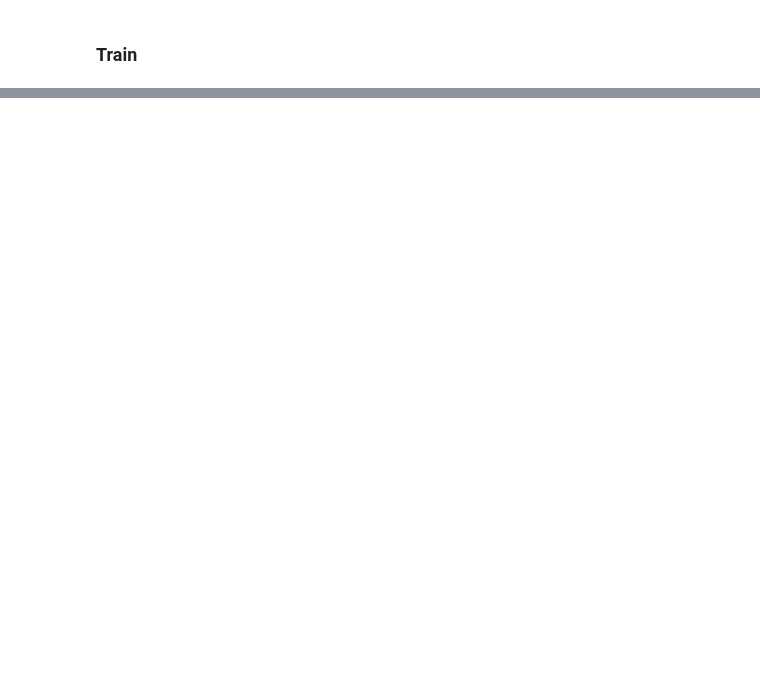
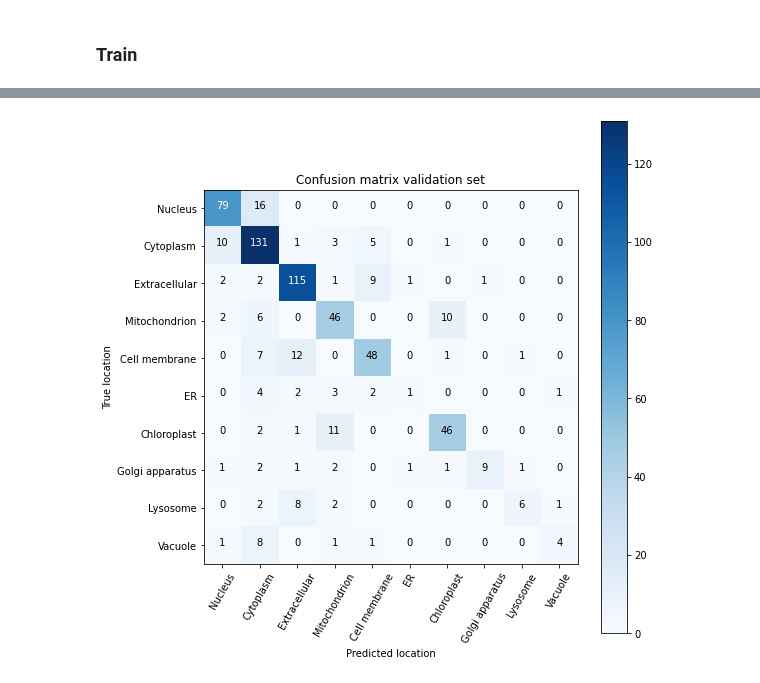
Before and after one commit to ClaudiaRaffaelli/Protein-subcellular-localization, a Jupyter notebook: FFN_train.ipynb, the cells around one changed output, grey strips where cells are left out. Cells and saved outputs as stored; diff of their text form; code cells hidden in the pictures; blank space fills up the shorter version.

```diff
--- a/FFN_train.ipynb
+++ b/FFN_train.ipynb
@@ -179 +174,31 @@ The confusion matrix shows how well is predicted each class and which are the mo
 Code based on http://scikit-learn.org/stable/auto_examples/model_selection/plot_confusion_matrix.html
+# %%
+Y_pred = model.predict(X_val)
+y_pred = np.argmax(Y_pred, axis=1)
+
+confusion_mat = confusion_matrix(validation['y_val'], y_pred)
+
+plt.figure(figsize=(8, 8))
+colormap = plt.cm.Blues
+plt.imshow(confusion_mat, interpolation='nearest', cmap=colormap)
+plt.title('Confusion matrix validation set')
+plt.colorbar()
+tick_marks = np.arange(n_class)
+classes = ['Nucleus', 'Cytoplasm', 'Extracellular', 'Mitochondrion', 'Cell membrane', 'ER', 'Chloroplast',
+                'Golgi apparatus', 'Lysosome', 'Vacuole']
+
+plt.xticks(tick_marks, classes, rotation=60)
+plt.yticks(tick_marks, classes)
+
+thresh = confusion_mat.max() / 2.
+for i, j in itertools.product(range(confusion_mat.shape[0]), range(confusion_mat.shape[1])):
+    plt.text(j, i, confusion_mat[i, j],
+             horizontalalignment="center",
+             color="white" if confusion_mat[i, j] > thresh else "black")
+
+plt.tight_layout()
+plt.ylabel('True location')
+plt.xlabel('Predicted location')
+plt.show()
+# %% [output]
+[figure, added]
```
Also changed, not shown: parts of 14 cells of this notebook, 1 other file.
